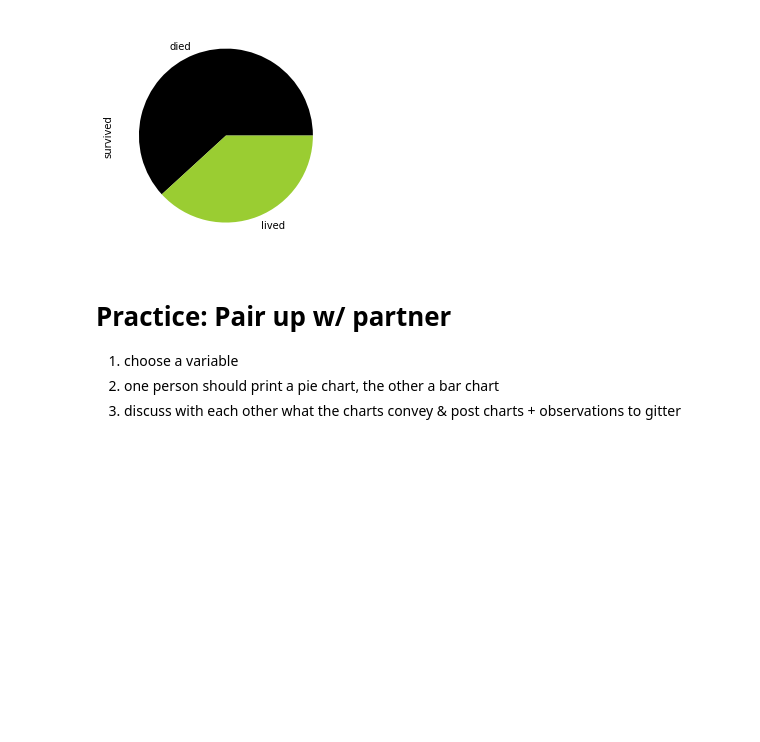
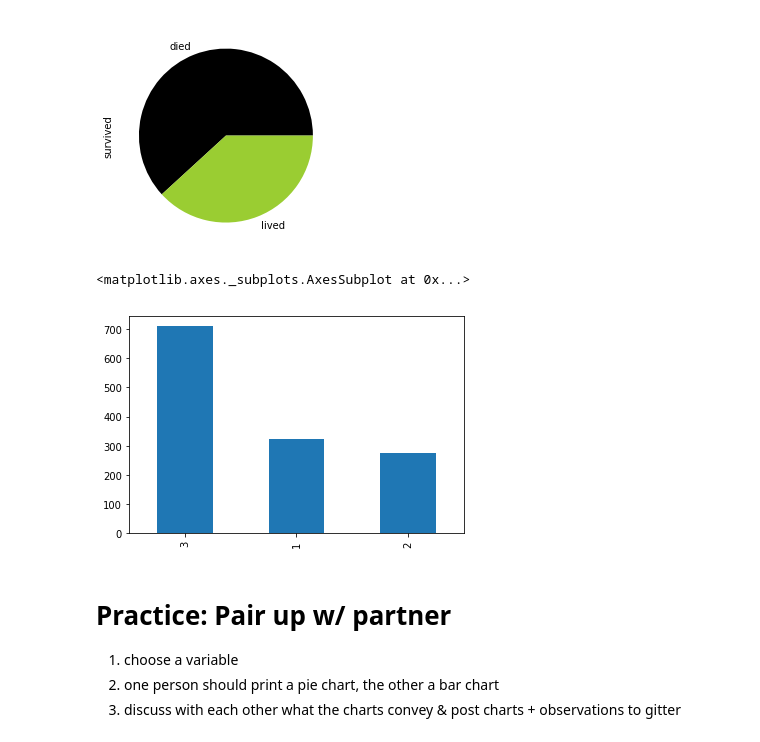
Before and after one commit to ccnypsych/psy31170, a Jupyter notebook: slides/L11_viz.ipynb, the cells around one changed output. Saved outputs shown, nothing was run; the diff lists cells and outputs as text; code cells hidden in the pictures; blank space fills up the shorter version.

```diff
--- a/slides/L11_viz.ipynb
+++ b/slides/L11_viz.ipynb
@@ -115,3 +130,8 @@ _ = df['survived'].value_counts().plot.pie(colors=['black', 'yellowgreen'], labe
+# %%
+df['pclass'].value_counts().plot.bar()
+# %% [output]
+<matplotlib.axes._subplots.AxesSubplot at 0x...>
+[figure, added]
 # %% [markdown]
 # Practice: Pair up w/ partner
 
```
Also changed, not shown: parts of 25 cells of this notebook, 12 other files.
